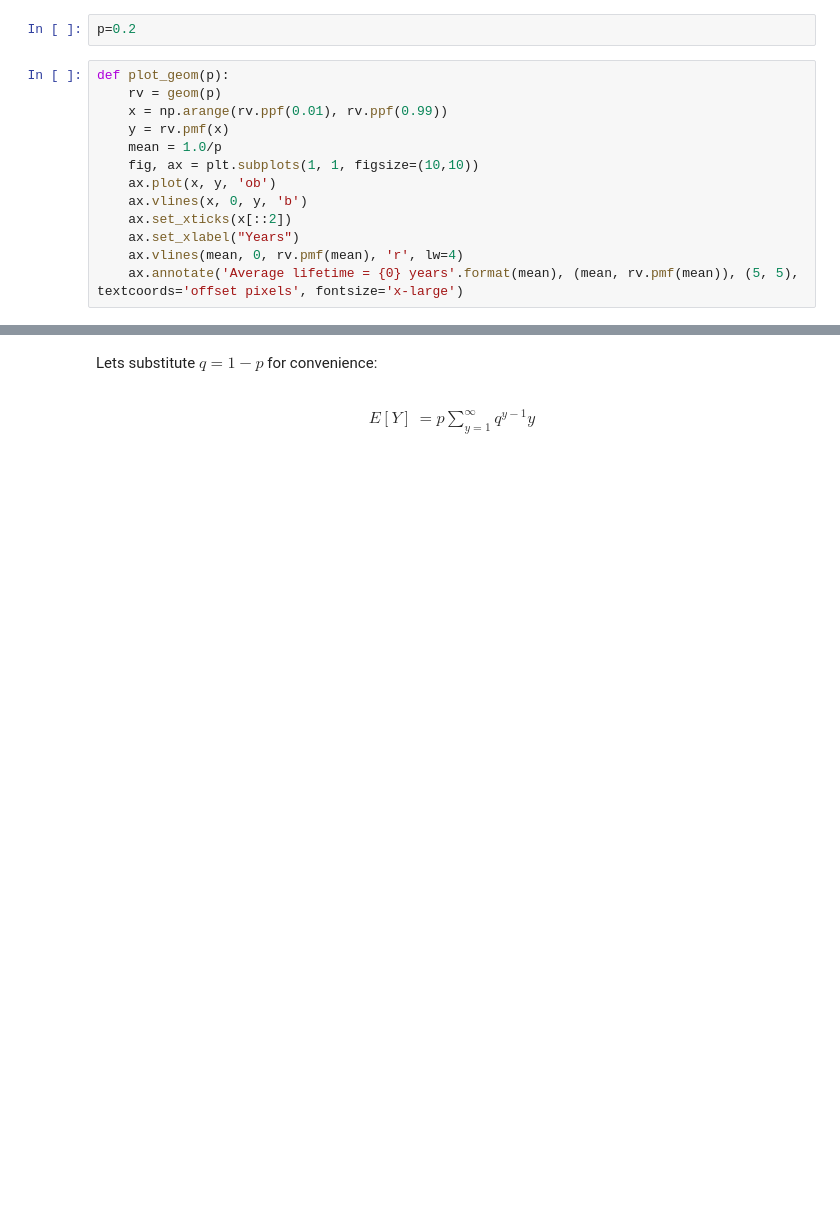
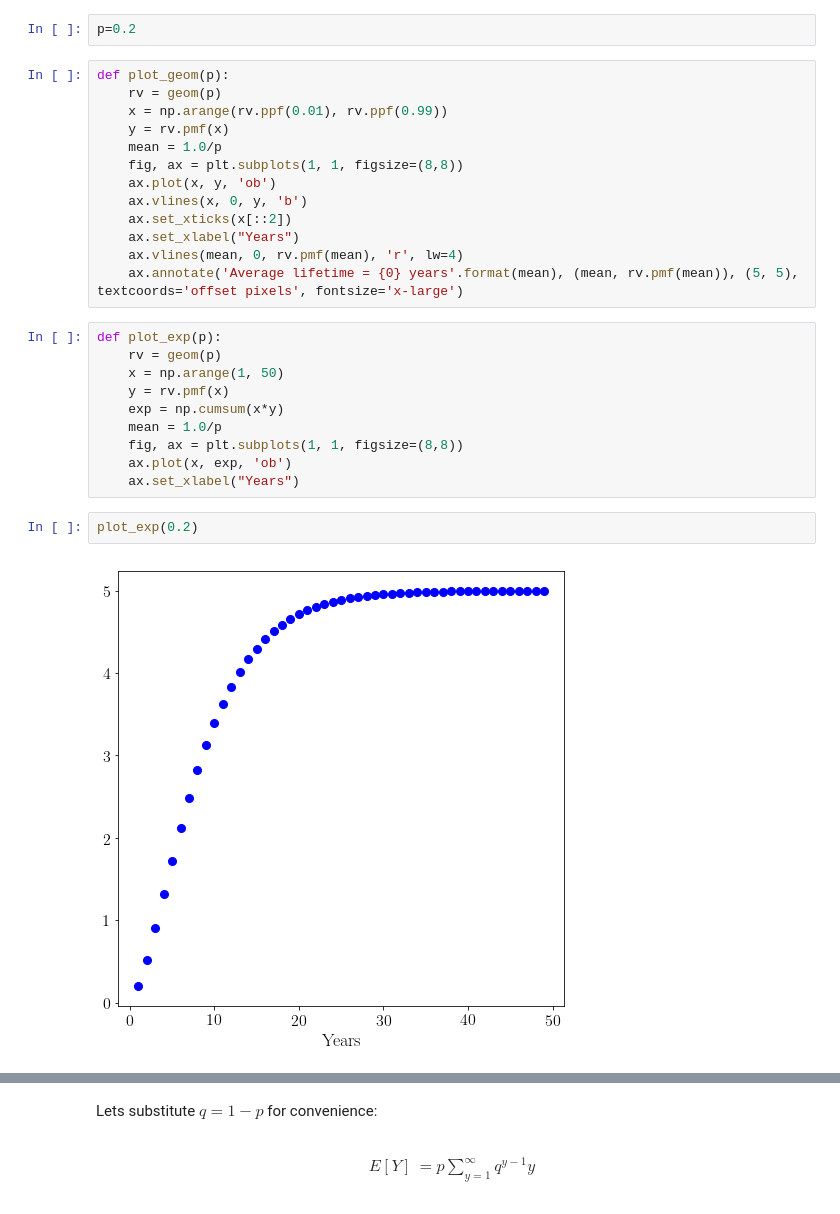
Before and after one commit to pmajmudar/posts, a Jupyter notebook: Customer_Lifetime_and_Churn.ipynb, the cells around one changed output, grey strips where cells are left out. Drawn from its saved outputs; the diff is of its cells as text; blank space fills up the shorter version.

```diff
--- a/Customer_Lifetime_and_Churn.ipynb
+++ b/Customer_Lifetime_and_Churn.ipynb
@@ -25,10 +25,24 @@ def plot_geom(p):
     x = np.arange(rv.ppf(0.01), rv.ppf(0.99))
     y = rv.pmf(x)
     mean = 1.0/p
-    fig, ax = plt.subplots(1, 1, figsize=(10,10))
+    fig, ax = plt.subplots(1, 1, figsize=(8,8))
     ax.plot(x, y, 'ob')
     ax.vlines(x, 0, y, 'b')
     ax.set_xticks(x[::2])
     ax.set_xlabel("Years")
     ax.vlines(mean, 0, rv.pmf(mean), 'r', lw=4)
     ax.annotate('Average lifetime = {0} years'.format(mean), (mean, rv.pmf(mean)), (5, 5), textcoords='offset pixels', fontsize='x-large')
+# %%
+def plot_exp(p):
+    rv = geom(p)
+    x = np.arange(1, 50)
+    y = rv.pmf(x)
+    exp = np.cumsum(x*y)
+    mean = 1.0/p
+    fig, ax = plt.subplots(1, 1, figsize=(8,8))
+    ax.plot(x, exp, 'ob')
+    ax.set_xlabel("Years")
+# %%
+plot_exp(0.2)
+# %% [output]
+[figure, added]
```
Also changed, not shown: parts of 41 cells of this notebook.
